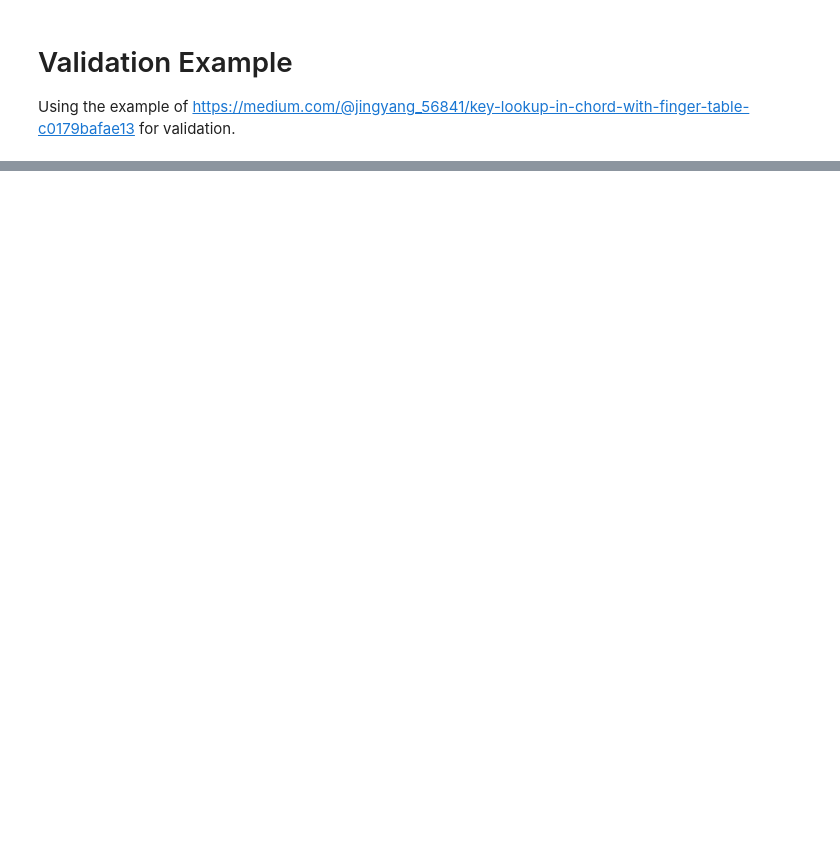
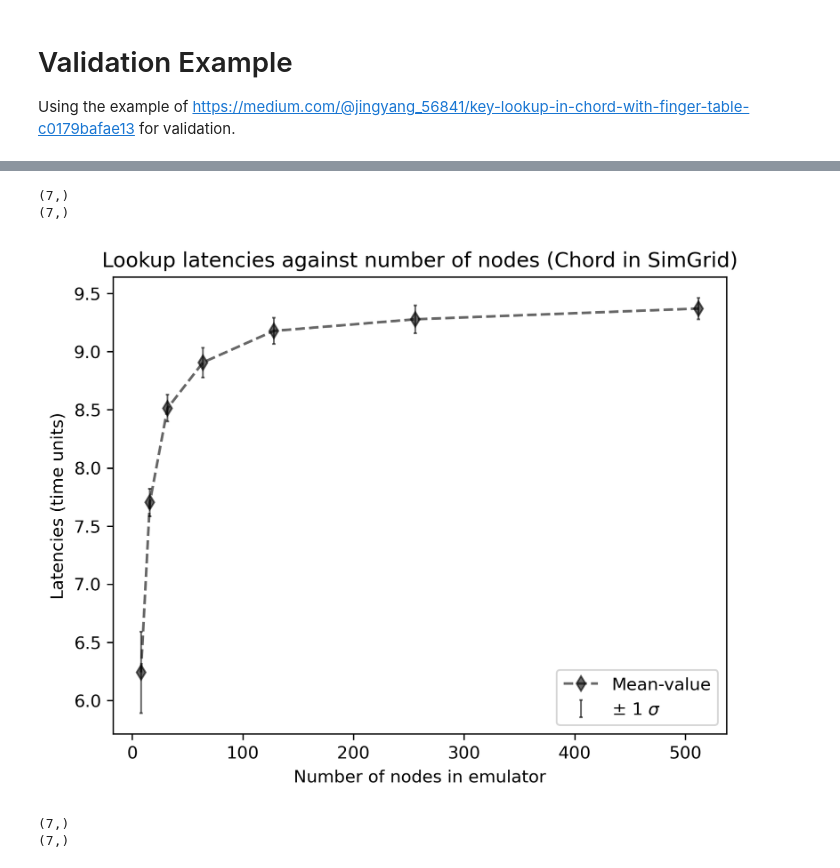
Before and after one commit to peterhalmos/COS518_FinalProject, a Jupyter notebook: ChordTester.ipynb, the cells around one changed output, grey strips where cells are left out. Saved outputs shown, nothing was run; the diff lists cells and outputs as text; code cells hidden in the pictures; blank space fills up the shorter version.

```diff
--- a/ChordTester.ipynb
+++ b/ChordTester.ipynb
@@ -93,0 +171,27 @@ Finger table of 132
+# %%
+data_CL, data_hops = np.array(ChordLatencies), np.array(NumHops)
+xnodes = np.array(num_nodes)
+
+mean_CL = np.mean(data_CL, axis=0)
+mean_hops = np.mean(data_hops, axis=0)
+
+std_CL = np.std(data_CL, axis=0)
+std_hops = np.std(data_hops, axis=0)
+
+whisker_plot(xnodes, (mean_CL - std_CL), 2*std_CL, ylabel="Latencies (time units)", \
+             xlabel="Number of nodes in emulator", \
+             title="Lookup latencies against number of nodes (Chord in SimGrid)",\
+            errbarlabel = r"$\pm$ 1 $\sigma$", \
+                 centerlabel=r"Mean-value")
+
+whisker_plot(xnodes, (mean_hops - std_hops), 2*std_hops, ylabel="Number of hops",\
+             xlabel="Number of nodes in emulator",\
+             title="Number of hops against number of nodes (Chord in SimGrid)", \
+            errbarlabel = r"$\pm$ 1 $\sigma$", \
+                 centerlabel=r"Mean-value")
+# %% [output]
+(7,)
+(7,)
+[figure, added]
+(7,)
+(7,)
```
Also changed, not shown: parts of 6 cells of this notebook, 4 other files.
